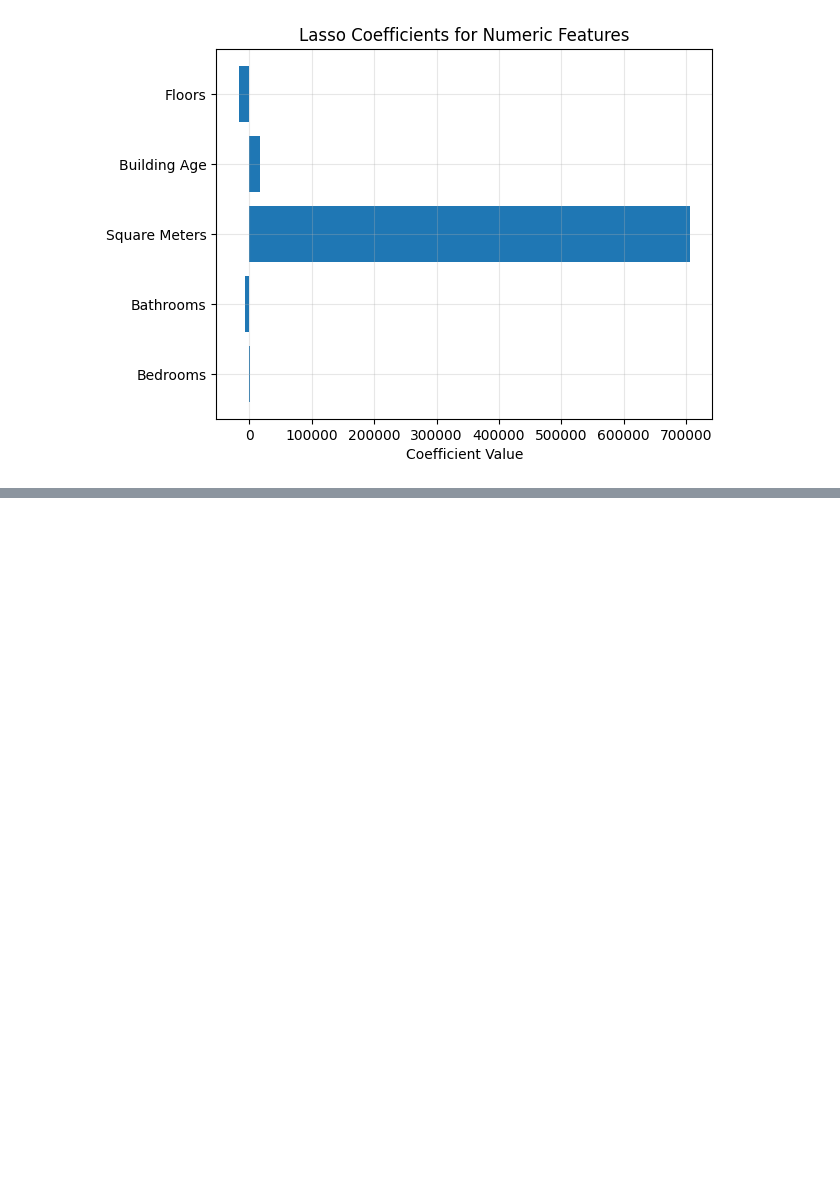
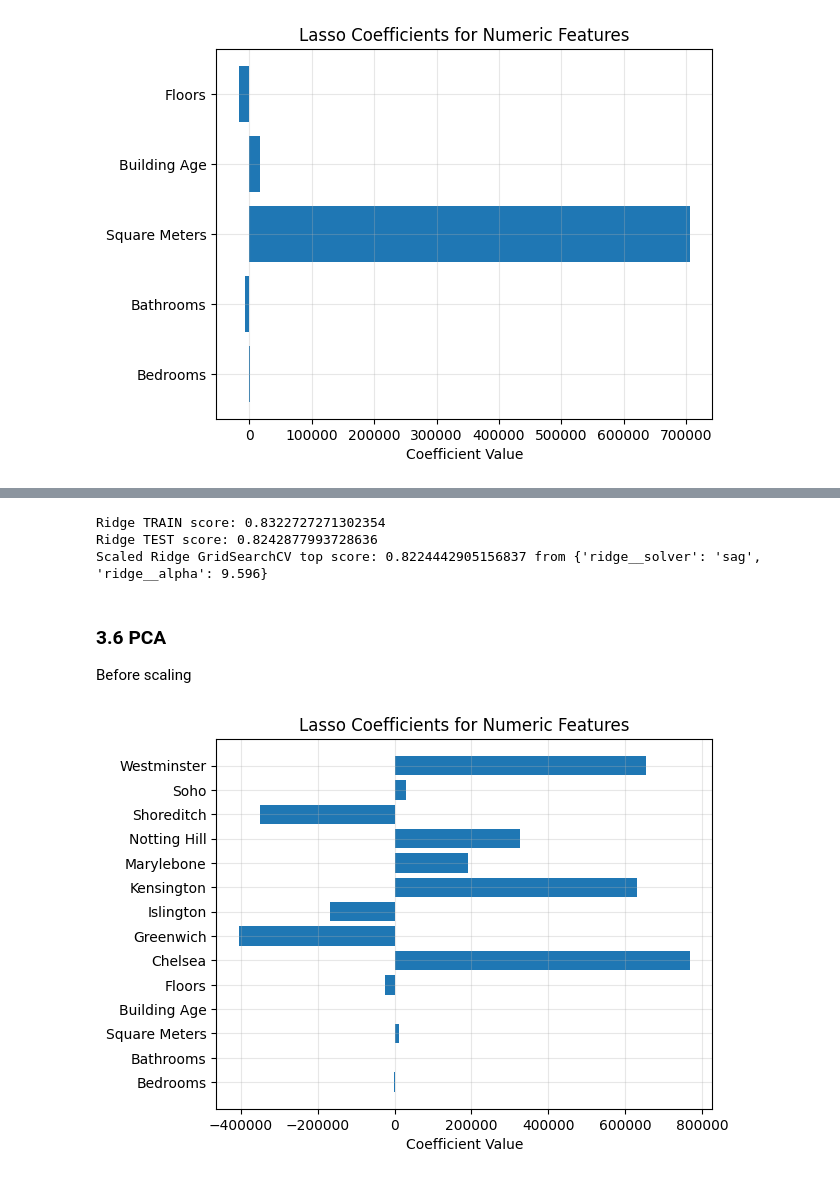
Before and after one commit to rsamconn/London-housing, a Jupyter notebook: Regression_analysis.ipynb, the cells around one changed output, grey strips where cells are left out. Cells and saved outputs as stored; diff of their text form; code cells hidden in the pictures; blank space fills up the shorter version.

```diff
--- a/Regression_analysis.ipynb
+++ b/Regression_analysis.ipynb
@@ -576,0 +673,9 @@ Index(['Address', 'Neighborhood', 'Bedrooms', 'Bathrooms', 'Square Meters',
+# %%
+steps_neighbor = [
+    ('scaler', StandardScaler()),
+    ('ridge', Ridge()),
+]
+
+pipeline_ridge_neighbor = Pipeline(steps_neighbor)
+
+ridge_neighbor_scaled = pipeline_ridge_neighbor.fit(X_train_neighbor, y_train_neighbor)
@@ -576,0 +686,8 @@ Index(['Address', 'Neighborhood', 'Bedrooms', 'Bathrooms', 'Square Meters',
+# %%
+# Create a RandomizedSearchCV with pipelines
+ridge_neighbor_params = {'ridge__alpha': np.linspace(0.001, 10, 100),
+                         'ridge__solver': ['sag', 'lsqr']}
+randomCV_ridge_neighbor_scaled = RandomizedSearchCV(pipeline_ridge_neighbor, param_distributions=ridge_neighbor_params,
+                                                    cv=kf10, n_iter=20, random_state=24)
+
+randomCV_ridge_neighbor_scaled.fit(X_train_neighbor, y_train_neighbor)
@@ -576,0 +710,24 @@ Index(['Address', 'Neighborhood', 'Bedrooms', 'Bathrooms', 'Square Meters',
+# %%
+# Score RandomizedSearchCV models
+print(f'Ridge TRAIN score: {randomCV_ridge_neighbor_scaled.score(X_train_neighbor, y_train_neighbor)}')
+print(f'Ridge TEST score: {randomCV_ridge_neighbor_scaled.score(X_test_neighbor, y_test_neighbor)}')
+print(f'Scaled Ridge GridSearchCV top score: {randomCV_ridge_neighbor_scaled.best_score_} from {randomCV_ridge_neighbor_scaled.best_params_}')
+# %% [output]
+Ridge TRAIN score: 0.8322727271302354
+Ridge TEST score: 0.8242877993728636
+Scaled Ridge GridSearchCV top score: 0.8224442905156837 from {'ridge__solver': 'sag', 'ridge__alpha': 9.596}
+# %% [markdown]
+### 3.6 PCA
+Before scaling
+# %%
+lasso_coeff_neighbor = Lasso(alpha = 0.1).fit(X_train_neighbor, y_train_neighbor).coef_
+
+# lasso_coeff_neighbor
+# X_train_neighbor.columns
+plt.barh(X_train_neighbor.columns, lasso_coeff_neighbor)
+plt.xlabel('Coefficient Value')
+plt.title('Lasso Coefficients for Numeric Features')
+plt.grid(True, alpha=0.3)
+plt.show()
+# %% [output]
+[figure, added]
```
Also changed, not shown: parts of 87 cells of this notebook.
